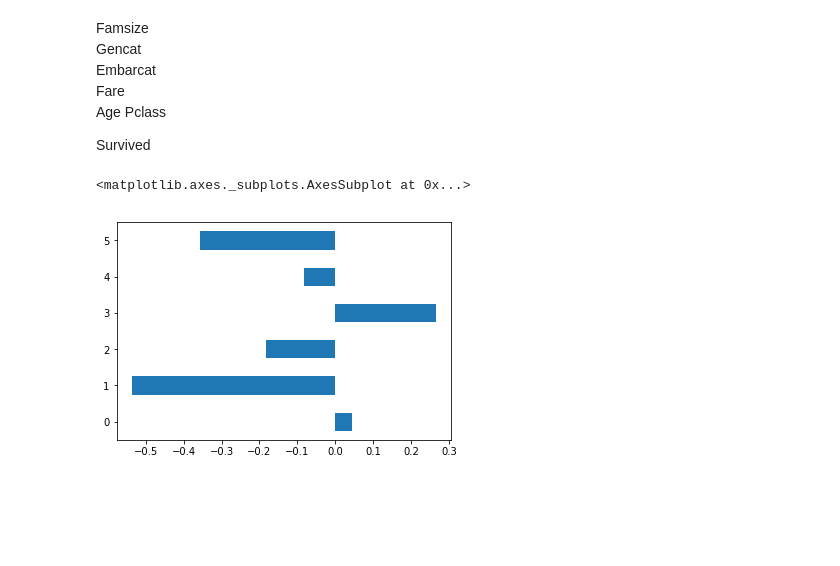
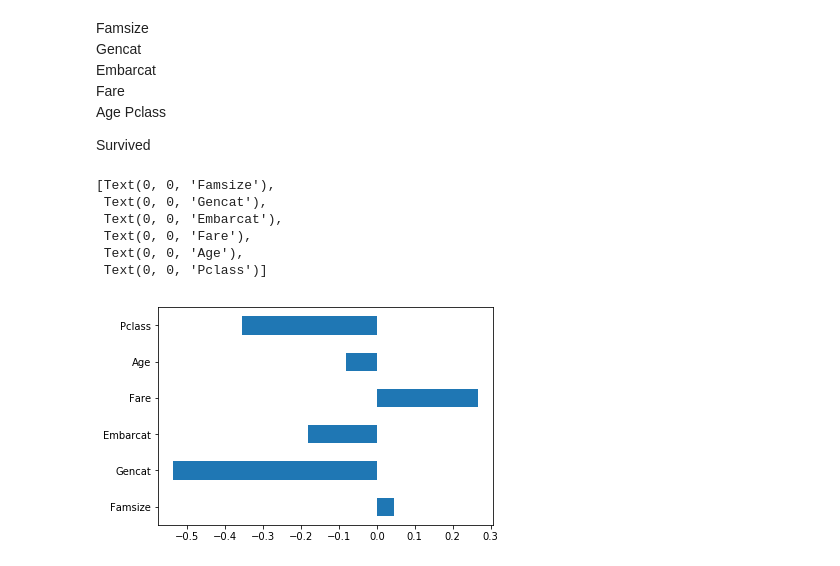
Before and after one commit to VensaHerald/titania, a Jupyter notebook: titania.ipynb, the cells around one changed output. Saved outputs shown, nothing was run; the diff lists cells and outputs as text; code cells hidden in the pictures; blank space fills up the shorter version.

```diff
--- a/titania.ipynb
+++ b/titania.ipynb
@@ -213,14 +222,20 @@ Survived
 # %%
 param1 = "Survived"
 param2s = ["Famsize", "Gencat", "Embarcat", "Fare", "Age", "Pclass"]
 pear_list = []
 
 for a in param2s:
     pear_list.append(pear_cor(df_dr[param1], df_dr[a]))
 
 pear_s = pd.Series(pear_list)
 
-pear_s.plot(kind="barh")
+ax = pear_s.plot(kind="barh")
+ax.set_yticklabels(param2s)
 # %% [output]
-<matplotlib.axes._subplots.AxesSubplot at 0x...>
+[Text(0, 0, 'Famsize'),
+ Text(0, 0, 'Gencat'),
+ Text(0, 0, 'Embarcat'),
+ Text(0, 0, 'Fare'),
+ Text(0, 0, 'Age'),
+ Text(0, 0, 'Pclass')]
-[figure, old version]
+[figure, new version]
```
Also changed, not shown: parts of 4 cells of this notebook.
